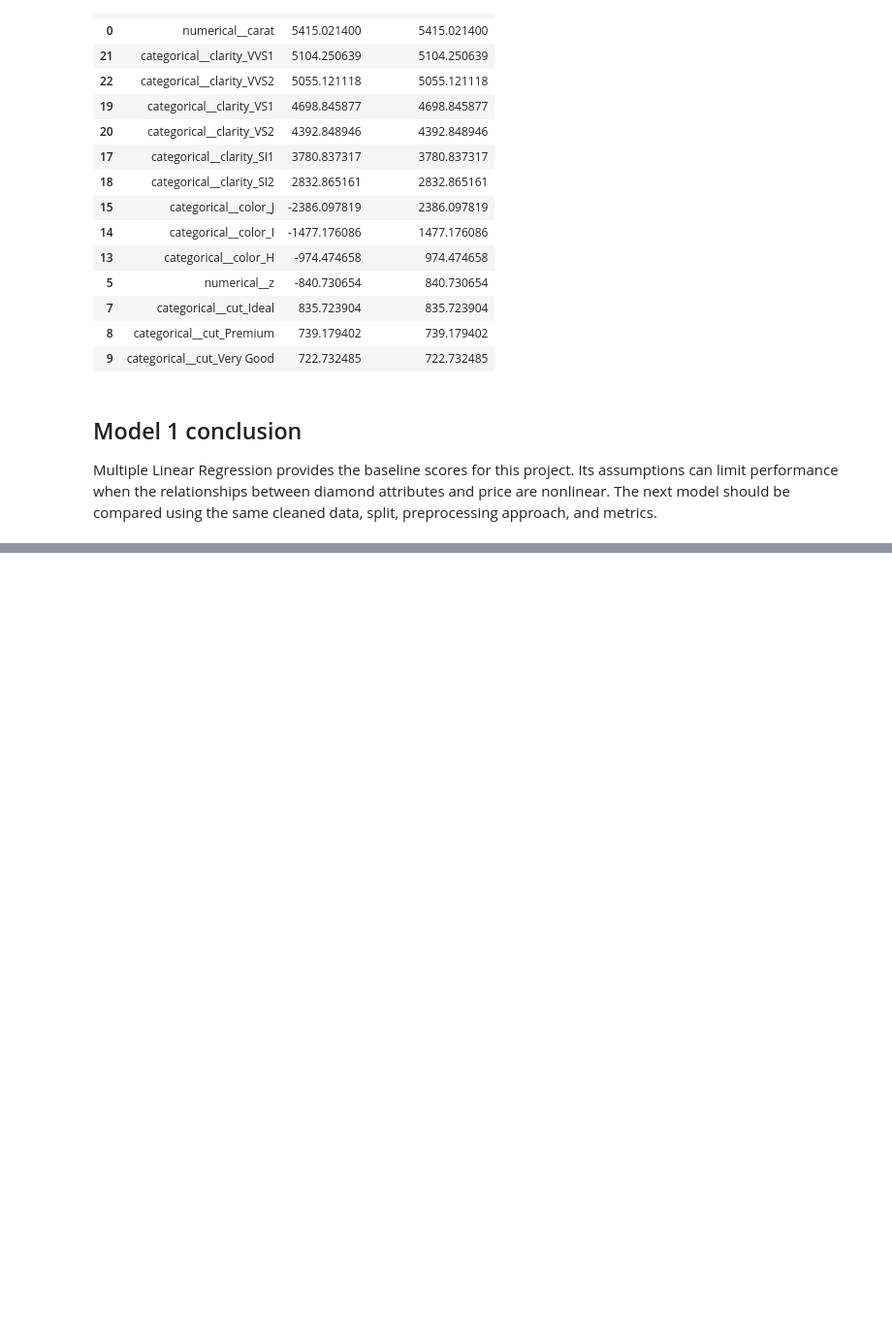
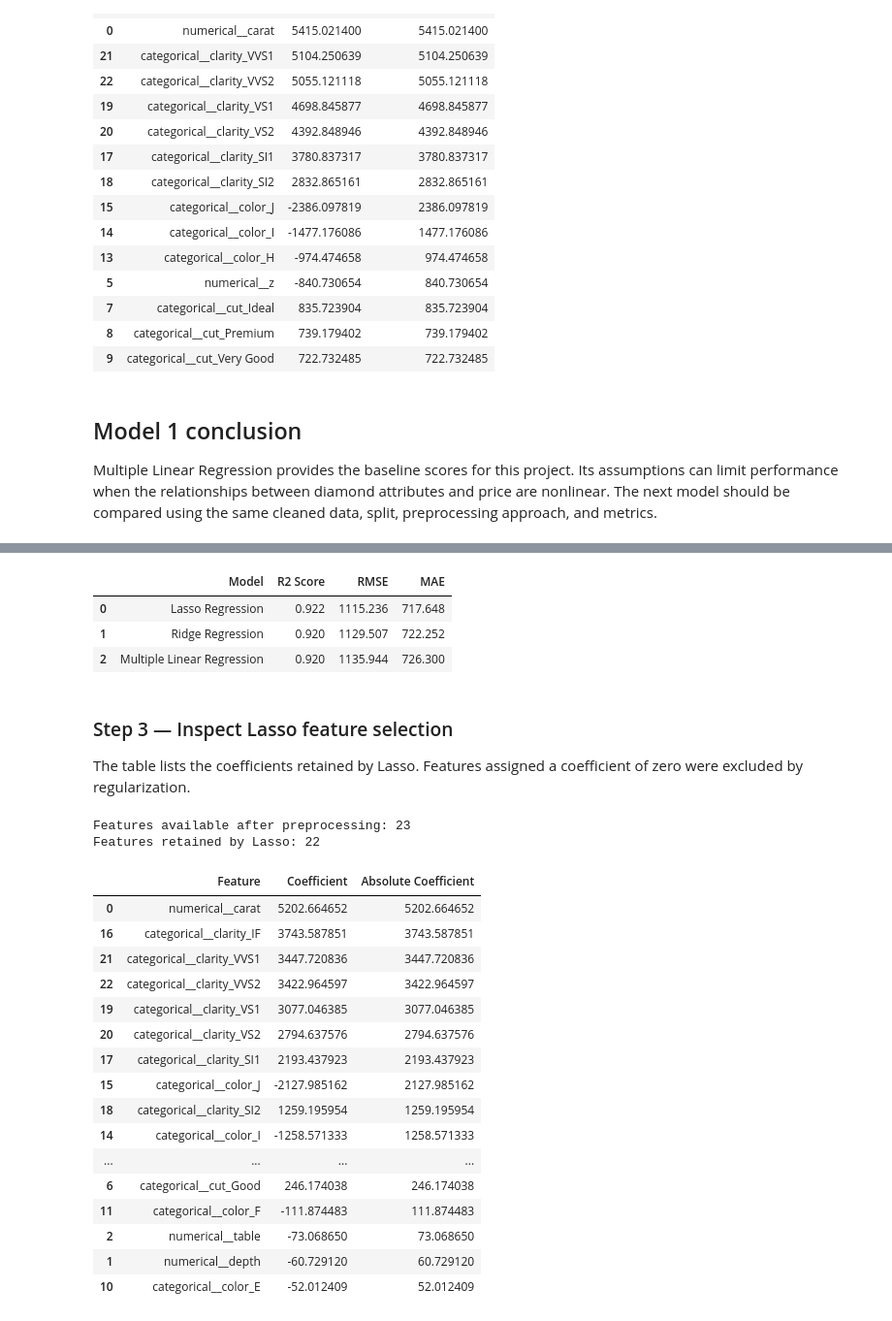
Before and after one commit to DeViKaanil62/ml-capstone, a Jupyter notebook: models/regression.ipynb, the cells around one changed output, grey strips where cells are left out. Shown at 97% size. Saved outputs shown, nothing was run; the diff lists cells and outputs as text; code cells hidden in the pictures; blank space fills up the shorter version.

```diff
--- a/models/regression.ipynb
+++ b/models/regression.ipynb
@@ -310,0 +387,20 @@ Multiple Linear Regression provides the baseline scores for this project. Its as
+# %%
+lasso_pipeline = Pipeline(
+    steps=[
+        ("preprocessor", preprocessor),
+        ("regressor", Lasso(max_iter=20_000)),
+    ]
+)
+
+lasso_search = GridSearchCV(
+    estimator=lasso_pipeline,
+    param_grid={"regressor__alpha": np.logspace(-2, 3, 7)},
+    scoring="neg_root_mean_squared_error",
+    cv=3,
+    n_jobs=1,
+)
+lasso_search.fit(X_train, y_train)
+lasso_model = lasso_search.best_estimator_
+
+print(f"Best Lasso alpha: {lasso_search.best_params_['regressor__alpha']:.4g}")
+print(f"Best cross-validation RMSE: {-lasso_search.best_score_:,.3f}")
@@ -310,0 +427,53 @@ Multiple Linear Regression provides the baseline scores for this project. Its as
+# %%
+results_df = pd.concat(
+    [
+        results_df,
+        pd.DataFrame([{"Model": "Lasso Regression", **lasso_test_metrics}]),
+    ],
+    ignore_index=True,
+).sort_values("R2 Score", ascending=False, ignore_index=True)
+
+results_df.round(3)
+# %% [output]
+|  | Model | R2 Score | RMSE | MAE |
+| 0 | Lasso Regression | 0.922 | 1115.236 | 717.648 |
+| 1 | Ridge Regression | 0.920 | 1129.507 | 722.252 |
+| 2 | Multiple Linear Regression | 0.920 | 1135.944 | 726.300 |
+# %% [markdown]
+### Step 3 — Inspect Lasso feature selection
+
+The table lists the coefficients retained by Lasso. Features assigned a coefficient of zero were excluded by regularization.
+# %%
+lasso_feature_names = lasso_model.named_steps["preprocessor"].get_feature_names_out()
+lasso_coefficients = lasso_model.named_steps["regressor"].coef_
+lasso_coefficient_table = pd.DataFrame(
+    {"Feature": lasso_feature_names, "Coefficient": lasso_coefficients}
+)
+selected_features = lasso_coefficient_table.loc[
+    lasso_coefficient_table["Coefficient"] != 0
+].copy()
+selected_features["Absolute Coefficient"] = selected_features["Coefficient"].abs()
+
+print(f"Features available after preprocessing: {len(lasso_coefficients)}")
+print(f"Features retained by Lasso: {len(selected_features)}")
+selected_features.sort_values("Absolute Coefficient", ascending=False)
+# %% [output]
+Features available after preprocessing: 23
+Features retained by Lasso: 22
+|  | Feature | Coefficient | Absolute Coefficient |
+| 0 | numerical__carat | 5202.664652 | 5202.664652 |
+| 16 | categorical__clarity_IF | 3743.587851 | 3743.587851 |
+| 21 | categorical__clarity_VVS1 | 3447.720836 | 3447.720836 |
+| 22 | categorical__clarity_VVS2 | 3422.964597 | 3422.964597 |
+| 19 | categorical__clarity_VS1 | 3077.046385 | 3077.046385 |
+| 20 | categorical__clarity_VS2 | 2794.637576 | 2794.637576 |
+| 17 | categorical__clarity_SI1 | 2193.437923 | 2193.437923 |
+| 15 | categorical__color_J | -2127.985162 | 2127.985162 |
+| 18 | categorical__clarity_SI2 | 1259.195954 | 1259.195954 |
+| 14 | categorical__color_I | -1258.571333 | 1258.571333 |
+| ... | ... | ... | ... |
+| 6 | categorical__cut_Good | 246.174038 | 246.174038 |
+| 11 | categorical__color_F | -111.874483 | 111.874483 |
+| 2 | numerical__table | -73.068650 | 73.068650 |
+| 1 | numerical__depth | -60.729120 | 60.729120 |
+| 10 | categorical__color_E | -52.012409 | 52.012409 |
```
Also changed, not shown: parts of 16 cells of this notebook.
